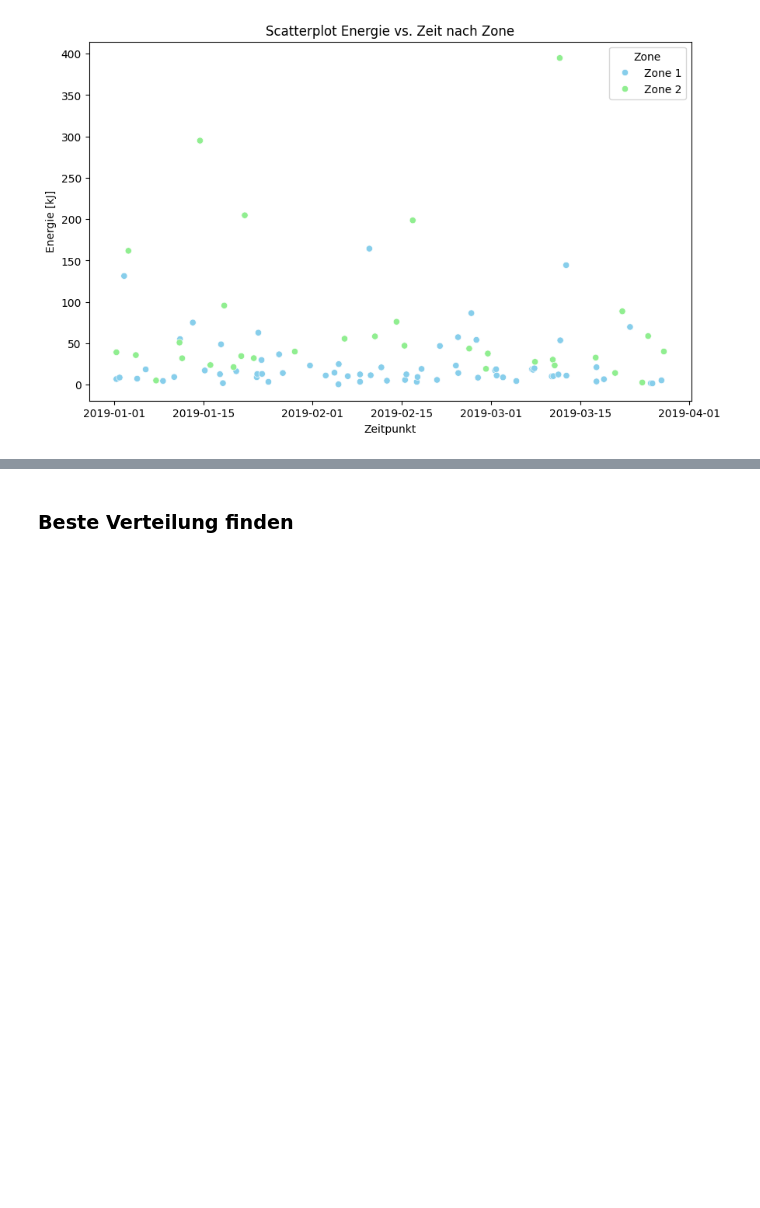
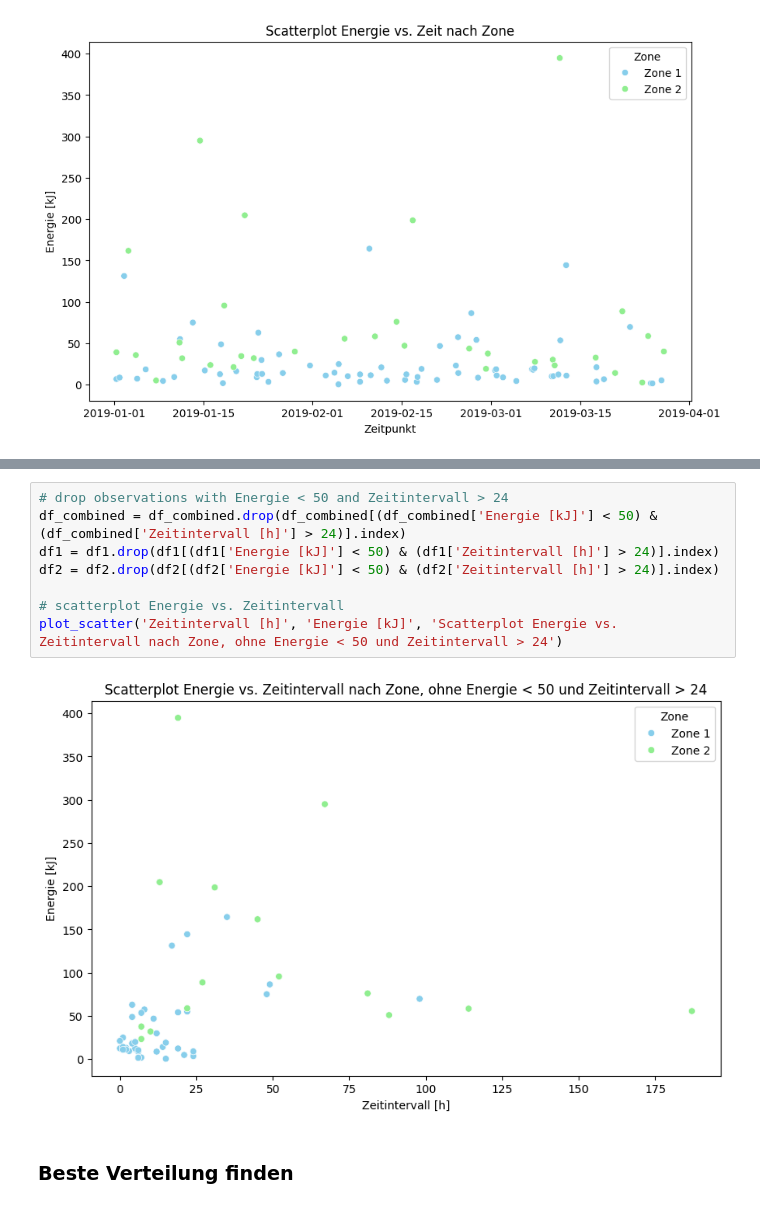
Before and after one commit to Steff72/cwm1, a Jupyter notebook: notebook/cwm1.ipynb, the cells around one changed output, grey strips where cells are left out. Cells and saved outputs as stored; diff of their text form; blank space fills up the shorter version.

```diff
--- a/notebook/cwm1.ipynb
+++ b/notebook/cwm1.ipynb
@@ -289,3 +300,13 @@ Da wir zuwenige Daten für eine Beurteilung des Risikos haben, generieren wir me
+# %%
+# drop observations with Energie < 50 and Zeitintervall > 24
+df_combined = df_combined.drop(df_combined[(df_combined['Energie [kJ]'] < 50) & (df_combined['Zeitintervall [h]'] > 24)].index)
+df1 = df1.drop(df1[(df1['Energie [kJ]'] < 50) & (df1['Zeitintervall [h]'] > 24)].index)
+df2 = df2.drop(df2[(df2['Energie [kJ]'] < 50) & (df2['Zeitintervall [h]'] > 24)].index)
+
+# scatterplot Energie vs. Zeitintervall
+plot_scatter('Zeitintervall [h]', 'Energie [kJ]', 'Scatterplot Energie vs. Zeitintervall nach Zone, ohne Energie < 50 und Zeitintervall > 24')
+# %% [output]
+[figure, added]
 # %% [markdown]
 ### Beste Verteilung finden
 # %%
```
Also changed, not shown: parts of 37 cells of this notebook, 7 other files.
